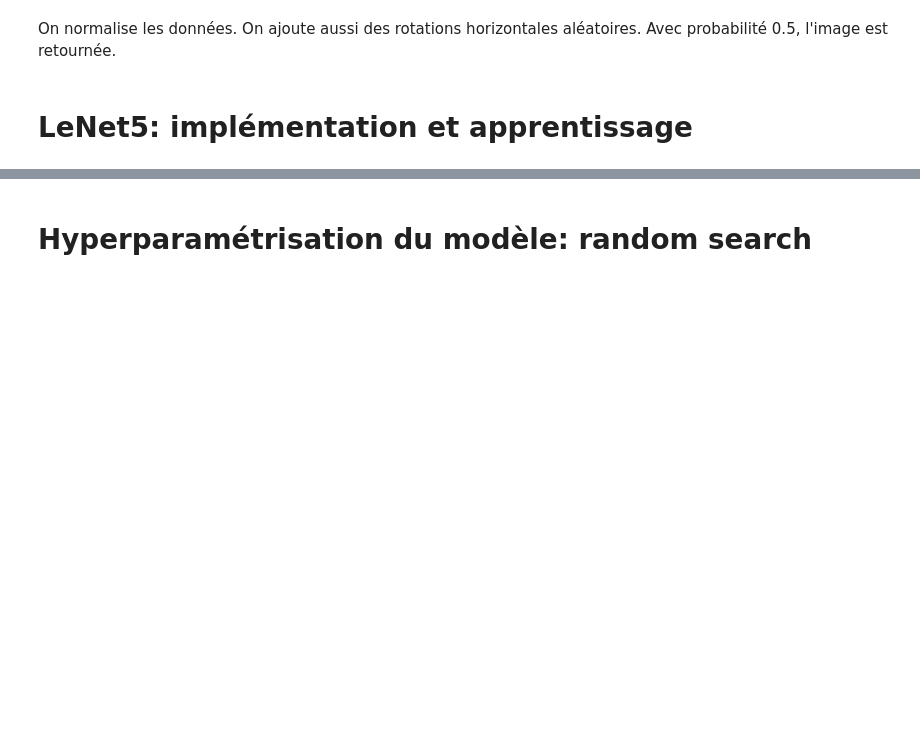
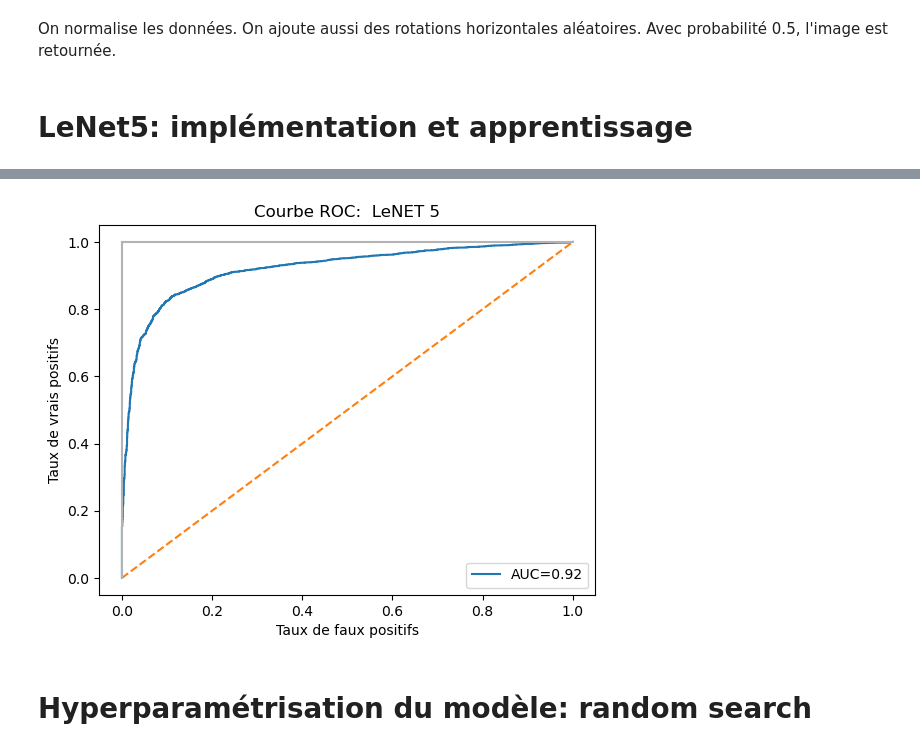
Before and after one commit to Basso42/DeepPVClassification, a Jupyter notebook: LeNET5 - Img Google.ipynb, the cells around one changed output, grey strips where cells are left out. Drawn from its saved outputs; the diff is of its cells as text; code cells hidden in the pictures; blank space fills up the shorter version.

Commit message:
Courbe ROC

```diff
--- a/LeNET5 - Img Google.ipynb
+++ b/LeNET5 - Img Google.ipynb
@@ -219,3 +248,17 @@ F1-score sur l'échantillon test: 0.885
+# %%
+from matplotlib import pyplot as plt
+# plot the roc curve for the model
+
+plt.title('Courbe ROC:  LeNET 5')
+plt.plot(FPR, TPR, label="AUC="+str(round(AUC,2)))
+plt.plot([0, 1], ls="--")
+plt.plot([0, 0], [1, 0] , c=".7"), plt.plot([1, 1] , c=".7")
+plt.ylabel('Taux de vrais positifs')
+plt.xlabel('Taux de faux positifs')
+plt.legend(loc=4)
+plt.show()
+# %% [output]
+[figure, added]
 # %% [markdown]
 # Hyperparamétrisation du modèle: random search
 # %% [markdown]
```
Also changed, not shown: parts of 9 cells of this notebook.
